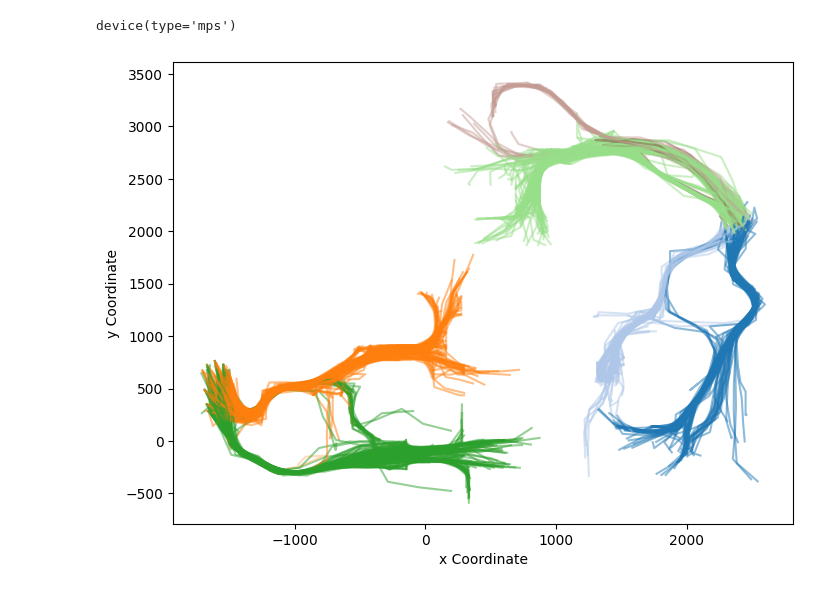
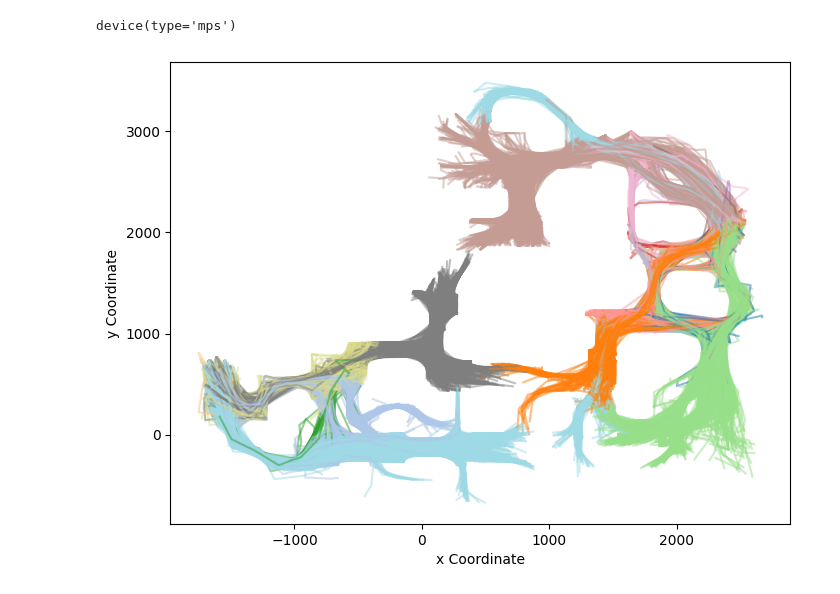
Before and after one commit to MJKingsbury/csA, a Jupyter notebook: src/main.ipynb, the cells around one changed output. Saved outputs shown, nothing was run; the diff lists cells and outputs as text; code cells hidden in the pictures.

```diff
--- a/src/main.ipynb
+++ b/src/main.ipynb
@@ -71,9 +71,7 @@ def get_team_stats_and_trajectories(demo_and_id: Tuple[str, any]) -> Dict[str, T
             stats['attempts1v5']])
         curr_player_stats: List[float] = [
             stats['kills'], # Kills
-            sum([stats['kills2'], stats['kills3'], stats['kills4'], stats['kills5']]), # Multi-Kills
             stats['firstKills'], # Entry-Kills
-            stats['totalDamageGiven'], # Damage Dealt
             stats['totalDamageTaken'], # Damage Taken
             stats['hsPercent'], # Player Headshot Percentage
             stats['plants'], # Times Player Planted Bomb
@@ -271,14 +269,14 @@ for i in trange(num_trajectories):
 # %%
 from sklearn.cluster import AgglomerativeClustering
 
 # Perform Agglomerative Clustering for Individual Trajectories
 cluster_agglomerative = AgglomerativeClustering(
-    n_clusters = 12,
+    n_clusters = 24,
     linkage = 'average',
     metric = 'precomputed'
 ).fit(dtw_mtx)
 
 (agg_strategies_map, agg_labels) = cluster(cluster_agglomerative)
 plot_clusters(trajectories_list, agg_labels)
 # %% [output]
-[figure, old version]
+[figure, new version]
```
Also changed, not shown: parts of 23 cells of this notebook, 1 other file.
